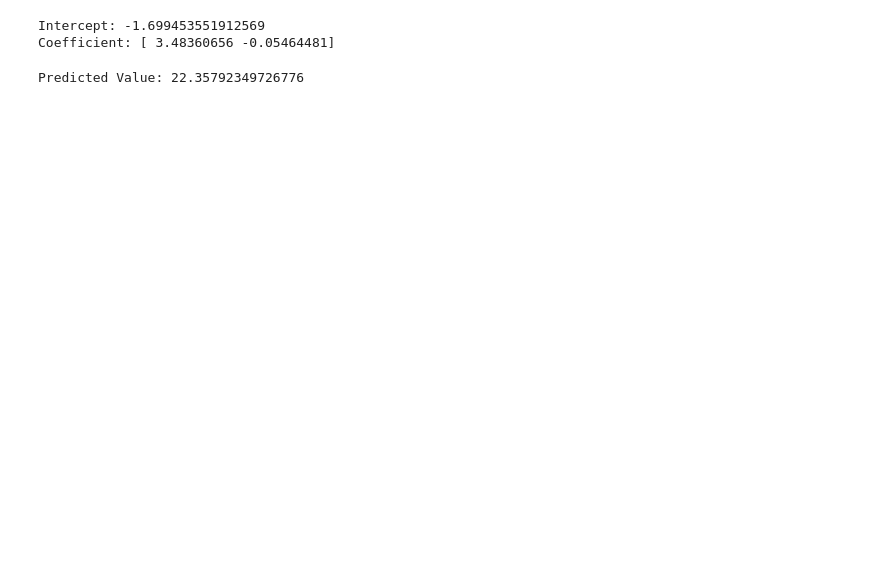
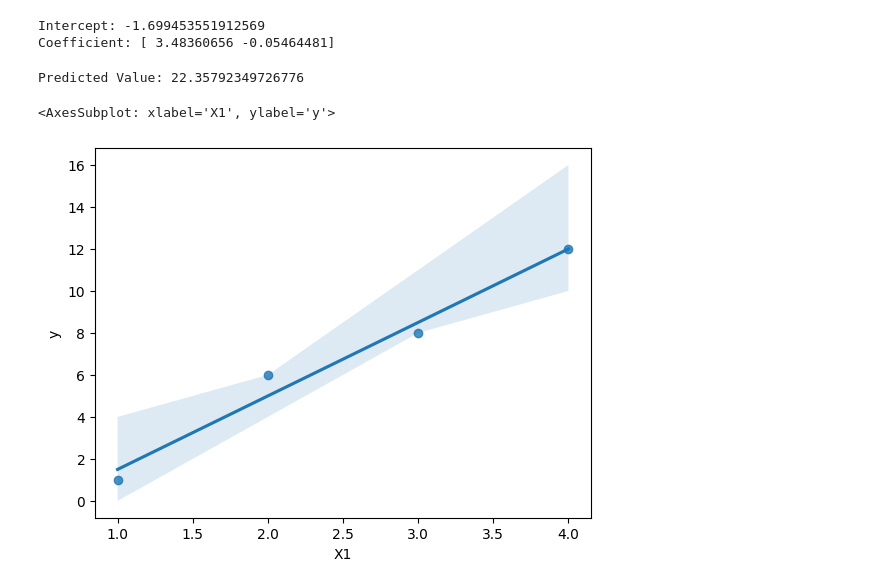
Before and after one commit to Mohammed-Khubaib/ML, a Jupyter notebook: Multiple_Linear_Regression.ipynb, the cells around one changed output. Saved outputs shown, nothing was run; the diff lists cells and outputs as text; code cells hidden in the pictures; blank space fills up the shorter version.

Commit message:
graphs improved

```diff
--- a/Multiple_Linear_Regression.ipynb
+++ b/Multiple_Linear_Regression.ipynb
@@ -32,3 +37,12 @@ predicted_value = model.predict(new_instance)
 print("Predicted Value:", predicted_value[0])
 # %% [output]
 Predicted Value: 22.35792349726776
+# %%
+# Create a DataFrame from the data
+data = pd.DataFrame({'X1': X_train[:, 0], 'X2': X_train[:, 1], 'y': y_train})
+
+# Use Seaborn's regplot to visualize the regression
+sns.regplot(x='X1', y='y', data=data, label='X1')
+# %% [output]
+<AxesSubplot: xlabel='X1', ylabel='y'>
+[figure, added]
```
Also changed, not shown: parts of 3 cells of this notebook, 1 other file.
